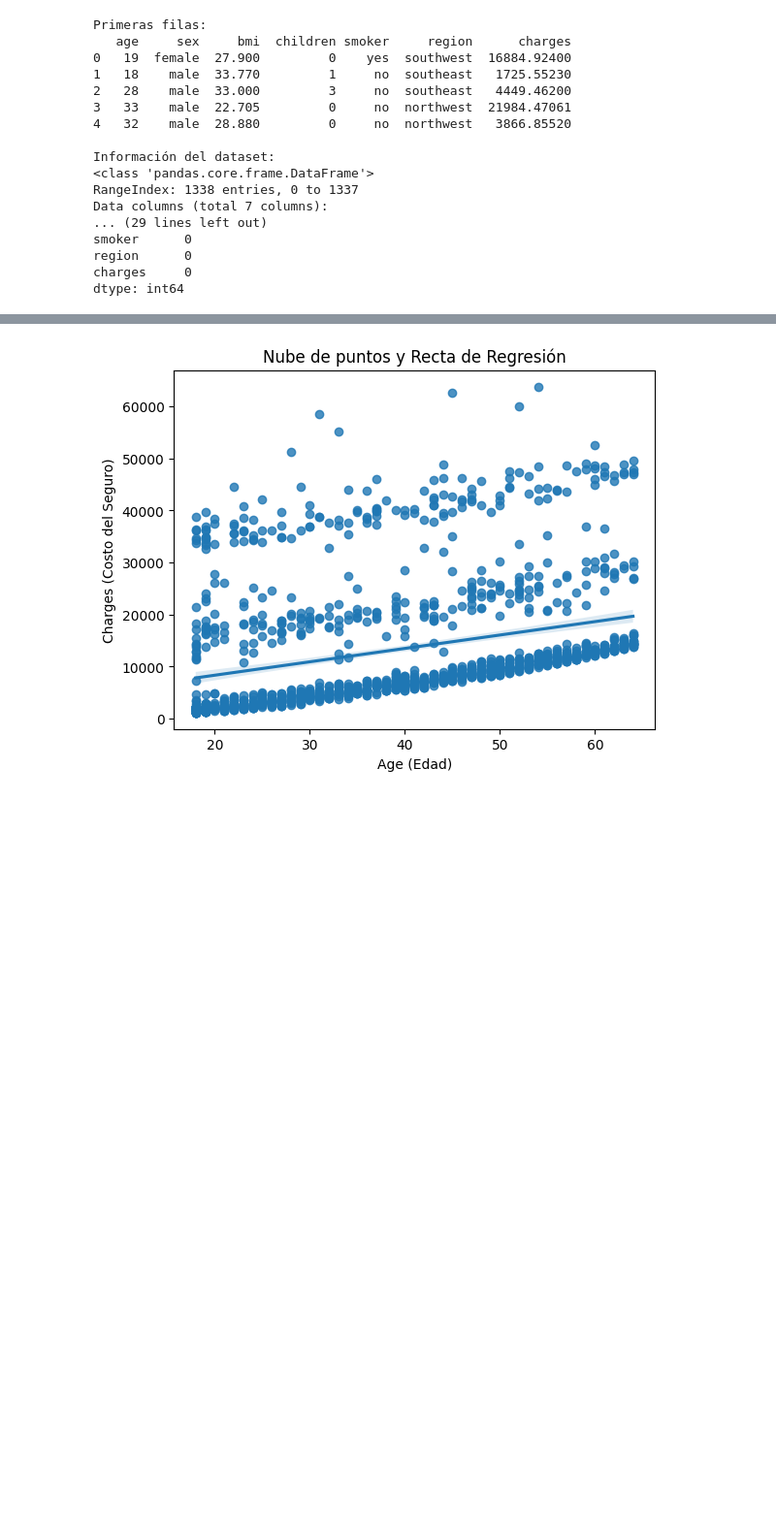
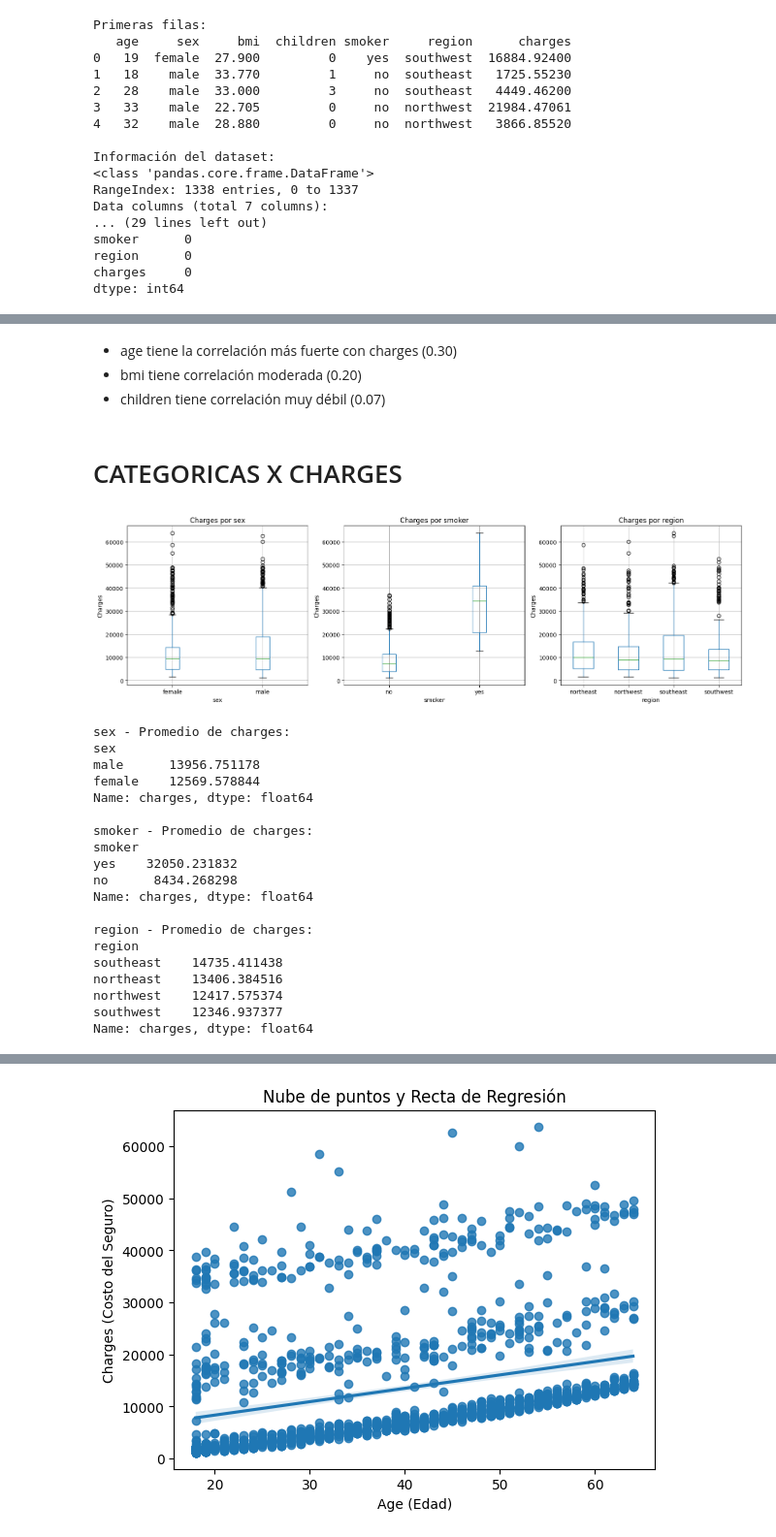
Before and after one commit to 4GeeksAcademy/palomagondim-intro-ml, a Jupyter notebook: src/02-regression.ipynb, the cells around one changed output, grey strips where cells are left out. Shown at 97% size. Cells and saved outputs as stored; diff of their text form; code cells hidden in the pictures; blank space fills up the shorter version.

```diff
--- a/src/02-regression.ipynb
+++ b/src/02-regression.ipynb
@@ -41,0 +177,44 @@ dtype: int64
+# %% [markdown]
+- age tiene la correlación más fuerte con charges (0.30)
+- bmi tiene correlación moderada (0.20)
+- children tiene correlación muy débil (0.07)
+# %% [markdown]
+# CATEGORICAS X CHARGES
+# %%
+fig, axes = plt.subplots(1, 3, figsize=(16, 5))
+
+for i, col in enumerate(categorical_cols):
+    df.boxplot(column='charges', by=col, ax=axes[i])
+    axes[i].set_title(f'Charges por {col}')
+    axes[i].set_xlabel(col)
+    axes[i].set_ylabel('Charges')
+
+plt.suptitle('')  # Quitar título automático
+plt.tight_layout()
+plt.show()
+
+# Estadísticas por grupo
+for col in categorical_cols:
+    print(f"\n{col} - Promedio de charges:")
+    print(df.groupby(col)['charges'].mean().sort_values(ascending=False))
+# %% [output]
+[figure, added]
+sex - Promedio de charges:
+sex
+male      13956.751178
+female    12569.578844
+Name: charges, dtype: float64
+
+smoker - Promedio de charges:
+smoker
+yes    32050.231832
+no      8434.268298
+Name: charges, dtype: float64
+
+region - Promedio de charges:
+region
+southeast    14735.411438
+northeast    13406.384516
+northwest    12417.575374
+southwest    12346.937377
+Name: charges, dtype: float64
```
Also changed, not shown: parts of 11 cells of this notebook.
